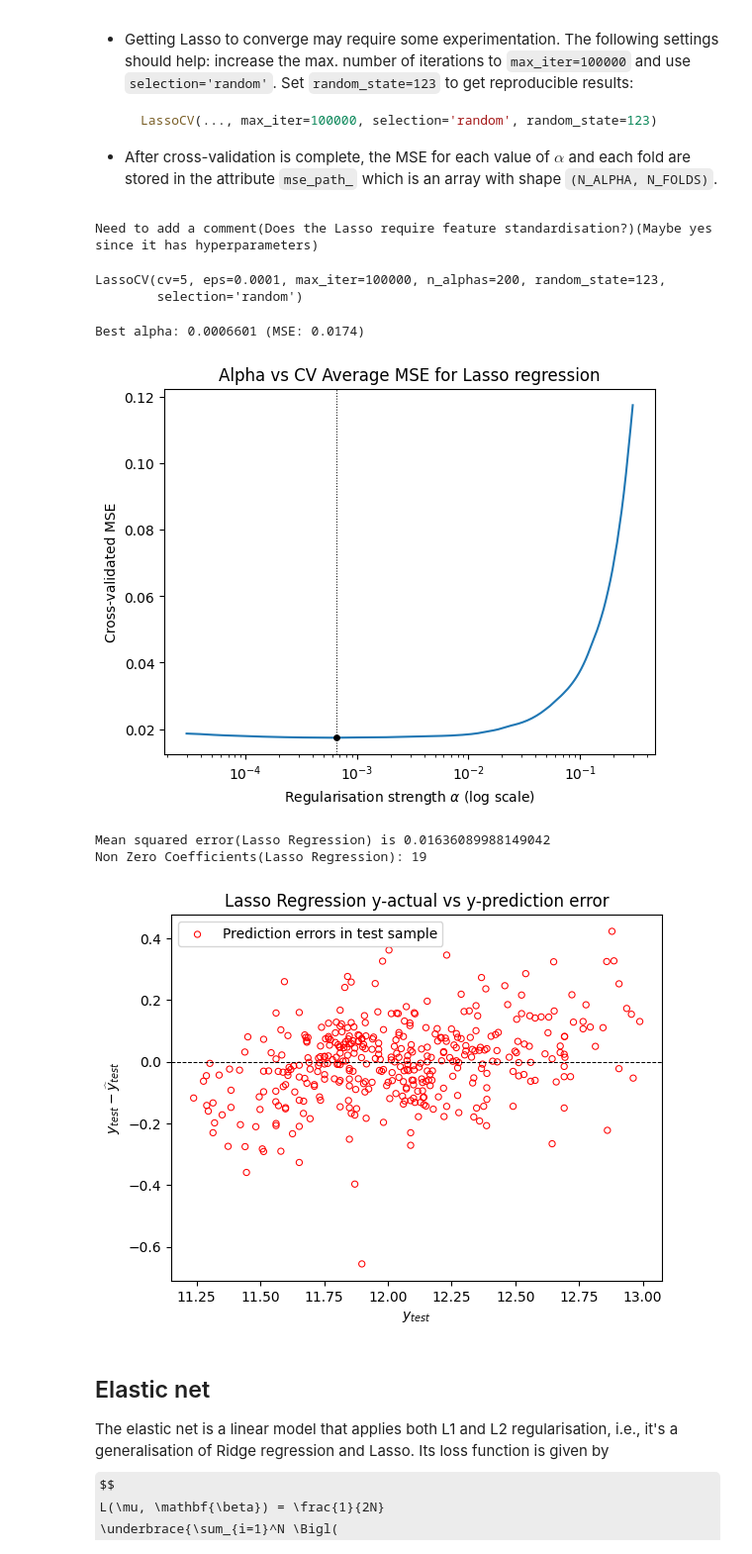
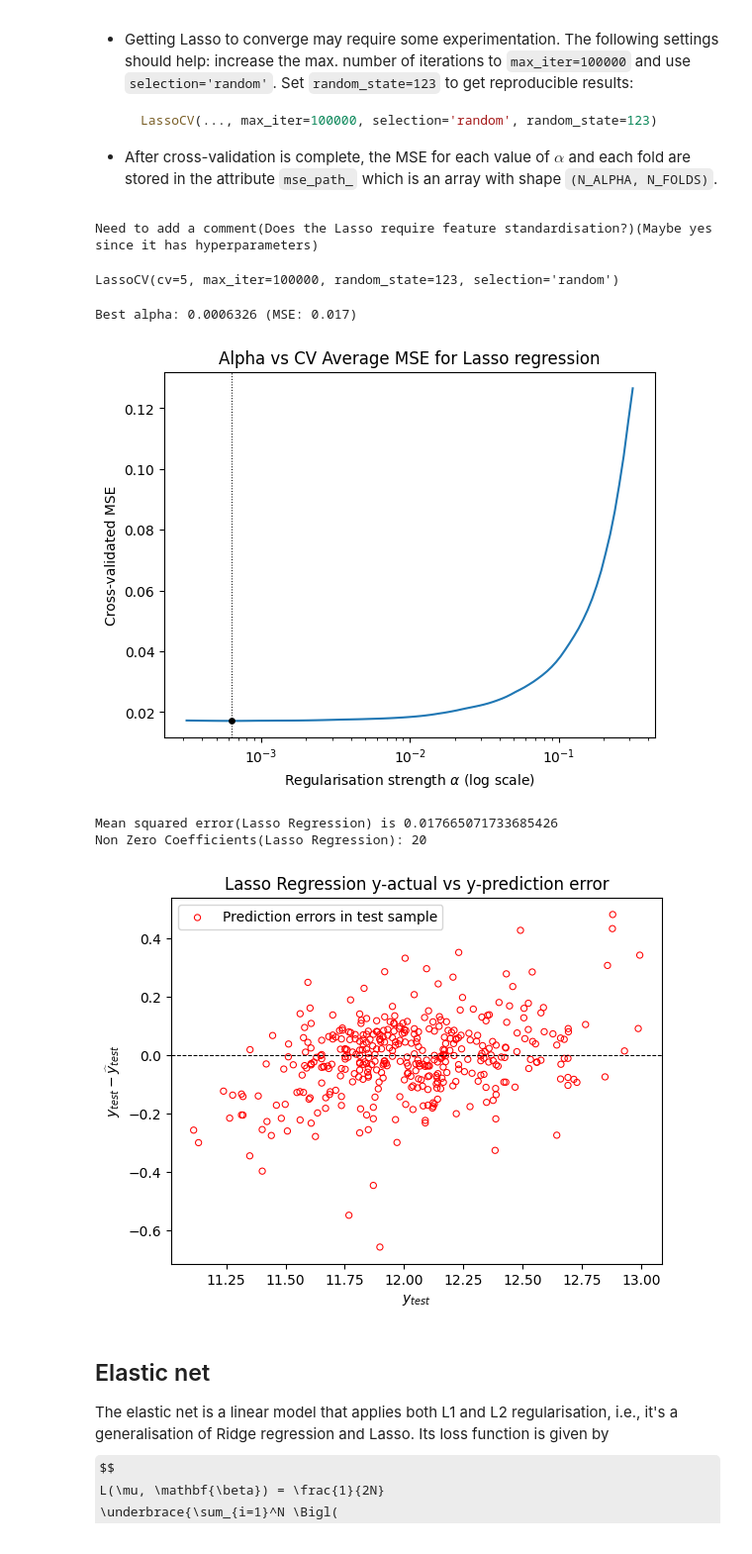
Before and after one commit to JynxC98/ML-Finance-Project-1, a Jupyter notebook: project.ipynb, the cells around one changed output. Shown at 99% size. Cells and saved outputs as stored; diff of their text form; code cells hidden in the pictures; some formulas as TeX source.

```diff
--- a/project.ipynb
+++ b/project.ipynb
@@ -117,8 +117,9 @@ Apply the following steps to preprocess the data before estimation:
 import numpy as np
 
 features_to_recode = ['SalePrice', 'LivingArea', 'LotArea']
-for col in features_to_recode:
-    df[(df[col] <= df[col].quantile(0.01)) | (df[col] >= df[col].quantile(0.99))] = np.nan
 df.dropna(inplace=True)
-df
+for feature in features_to_recode:
+   df.loc[(df[feature] <= df[feature].quantile(0.01)) | (df[feature] >= df[feature].quantile(0.99)), feature] = np.nan
+df.dropna(inplace=True)
+df.describe()
 # %% [output]
@@ -346,7 +339,7 @@ scaler = StandardScaler()
 
 print('Need to add a comment(Does the Ridge regression require feature standardisation?)(Maybe yes, since it has a hyperparamenter)')
 X_train_ridge = scaler.fit_transform(X_train) # Should we use X_train or X?(For all standardisation regressions)
-alphas = np.logspace(start=np.log10(1.0e-5), stop=np.log10(50), num=1000)
+alphas = np.logspace(start=np.log10(1.0e-6), stop=np.log10(100), num=500)
 rcv = RidgeCV(alphas=alphas, store_cv_values=True)
 rcv.fit(X_train_ridge, Y_train)
 # %% [output]
@@ -444,12 +437,11 @@ from sklearn.linear_model import Lasso, LassoCV
 
 X_train_lasso = scaler.fit_transform(X_train)
 print('Need to add a comment(Does the Lasso require feature standardisation?)(Maybe yes since it has hyperparameters)')
-lcv = LassoCV(eps=1.0e-4, n_alphas= 200, max_iter=100000, selection='random', random_state=123,cv=5)
+lcv = LassoCV(max_iter=100000, selection='random', random_state=random_state,cv=5)
 lcv.fit(X_train_lasso, Y_train)
 # %% [output]
 Need to add a comment(Does the Lasso require feature standardisation?)(Maybe yes since it has hyperparameters)
-LassoCV(cv=5, eps=0.0001, max_iter=100000, n_alphas=200, random_state=123,
-        selection='random')
+LassoCV(cv=5, max_iter=100000, random_state=123, selection='random')
 # %%
 # Recover best alpha that minimizes MSE
 alpha_best = lcv.alpha_
@@ -475,33 +467,33 @@ plt.scatter(alphas[imin], mse_mean[imin], s=15, c='black', zorder=100)
 plt.axvline(alphas[imin], ls=':', lw=0.75, c='black')
 plt.xscale('log')
 # %% [output]
-Best alpha: 0.0006601 (MSE: 0.0174)
+Best alpha: 0.0006326 (MSE: 0.017)
-[figure, old version]
+[figure, new version]
 # %%
-lasso = Lasso(alpha=alpha_best, fit_intercept=True, max_iter=100000)
+lasso = Lasso(alpha=alpha_best, fit_intercept=True, max_iter=100000,selection='random', random_state=random_state)
 pipe_lasso = make_pipeline(StandardScaler(), lasso)
 pipe_lasso.fit(X_train, Y_train)
 Y_test_hat = pipe_lasso.predict(X_test)
 
 errors = Y_test - Y_test_hat
 error = mean_squared_error(Y_test, Y_test_hat)
 error_lasso = error
 print(f'Mean squared error(Lasso Regression) is {error}')
 print(f'Non Zero Coefficients(Lasso Regression): {len(lasso.coef_.nonzero()[0])}')
 
 plt.title('Lasso Regression y-actual vs y-prediction error')
 plt.scatter(Y_test, errors, s=20, lw=0.75,
     color='none', edgecolor='red',
     label='Prediction errors in test sample'
 )
 plt.axhline(0.0, lw=0.75, ls='--', c='black')
 plt.legend()
 plt.xlabel(r'$y_{test}$')
 plt.ylabel(r'$y_{test} - \widehat{y}_{test}$');
 # %% [output]
-Mean squared error(Lasso Regression) is 0.01636089988149042
-Non Zero Coefficients(Lasso Regression): 19
+Mean squared error(Lasso Regression) is 0.017665071733685426
+Non Zero Coefficients(Lasso Regression): 20
-[figure, old version]
+[figure, new version]
 # %% [markdown]
 ## Elastic net
 
```
Also changed, not shown: parts of 12 cells of this notebook.
